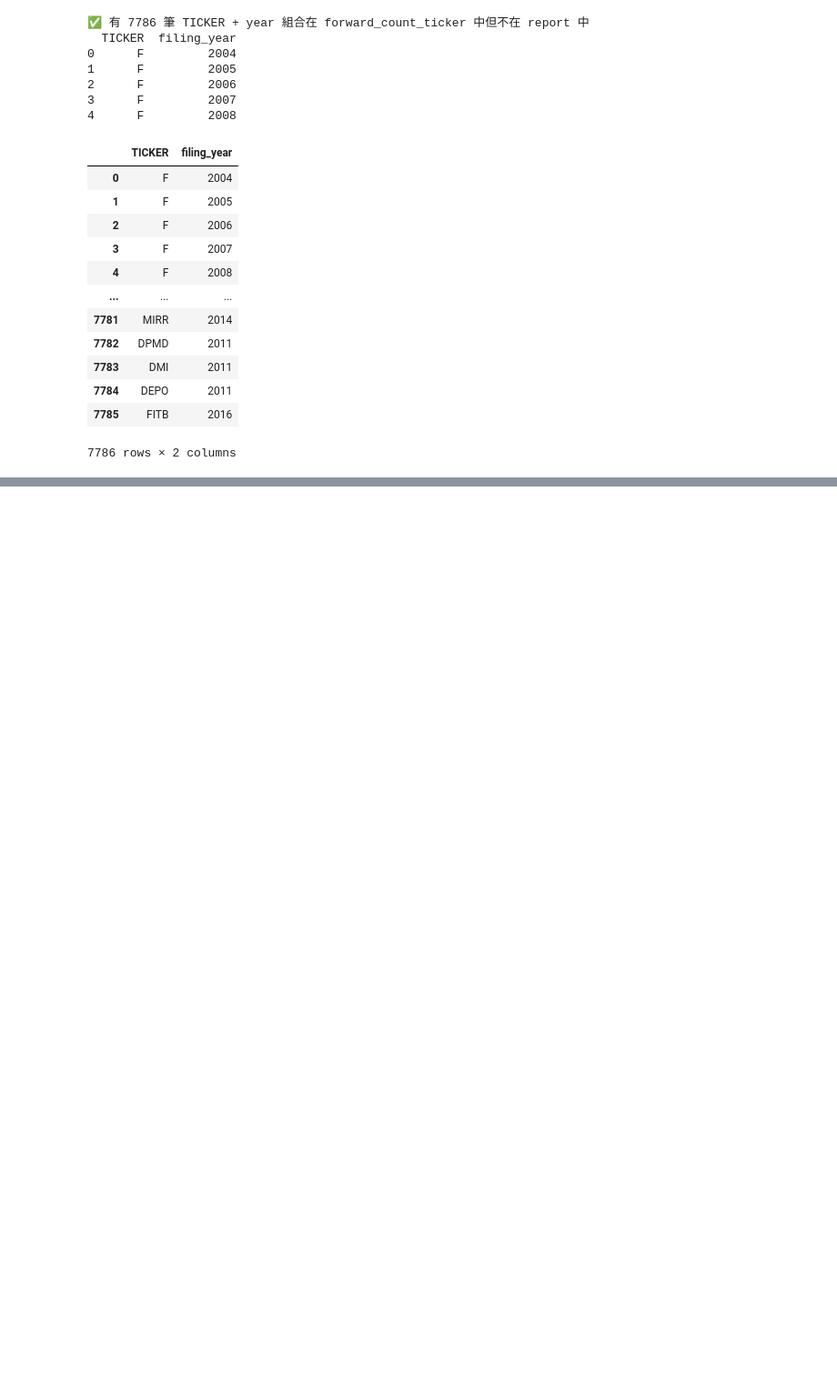
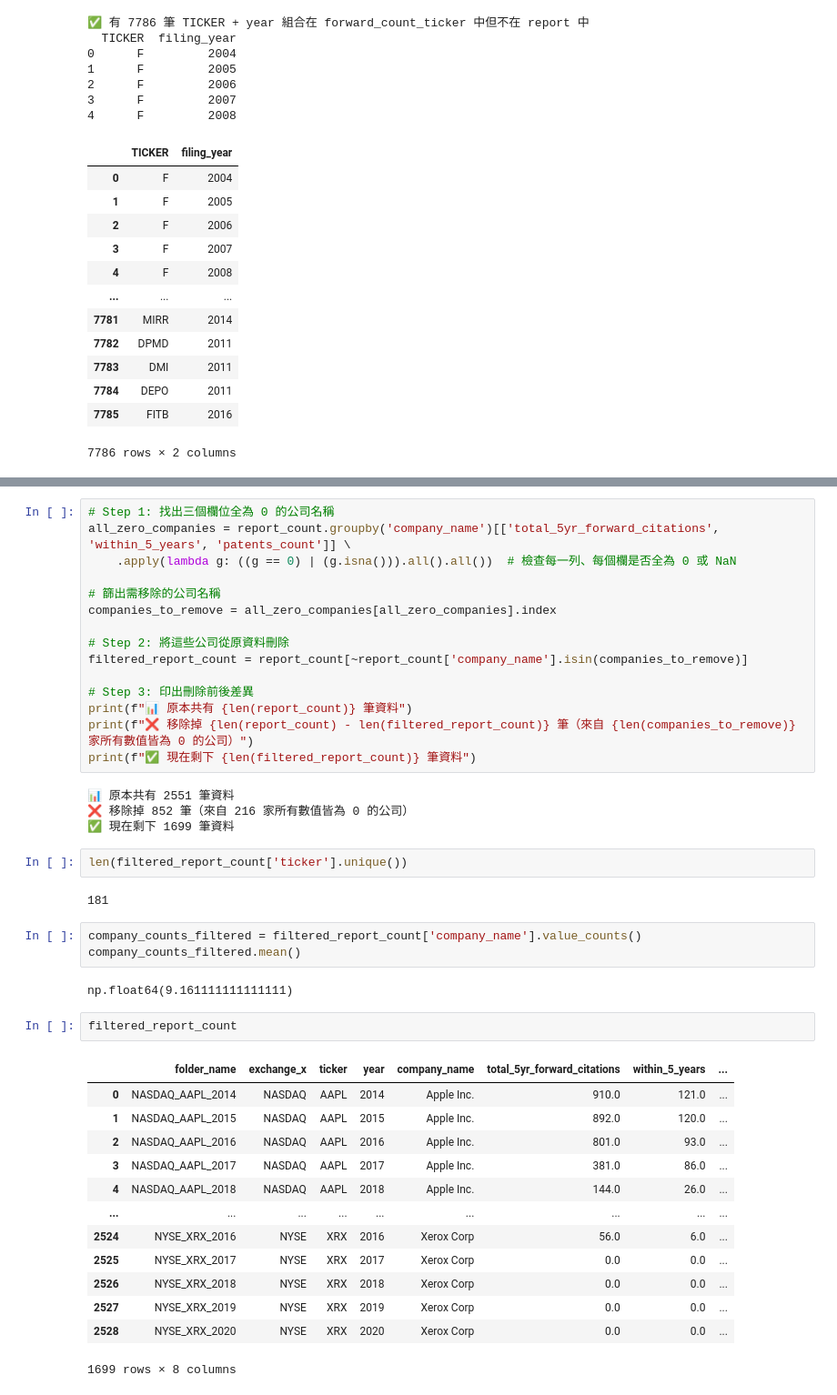
Before and after one commit to 10youting01/Green-innovation, a Jupyter notebook: prepossess_green_patent/merge_ticker_to_data.ipynb, the cells around one changed output, grey strips where cells are left out. Shown at 91% size. Saved outputs shown, nothing was run; the diff lists cells and outputs as text; blank space fills up the shorter version.

```diff
--- a/prepossess_green_patent/merge_ticker_to_data.ipynb
+++ b/prepossess_green_patent/merge_ticker_to_data.ipynb
@@ -500,0 +553,44 @@ print(missing_ticker_df.head())
+# %%
+# Step 1: 找出三個欄位全為 0 的公司名稱
+all_zero_companies = report_count.groupby('company_name')[['total_5yr_forward_citations', 'within_5_years', 'patents_count']] \
+    .apply(lambda g: ((g == 0) | (g.isna())).all().all())  # 檢查每一列、每個欄是否全為 0 或 NaN
+
+# 篩出需移除的公司名稱
+companies_to_remove = all_zero_companies[all_zero_companies].index
+
+# Step 2: 將這些公司從原資料刪除
+filtered_report_count = report_count[~report_count['company_name'].isin(companies_to_remove)]
+
+# Step 3: 印出刪除前後差異
+print(f"📊 原本共有 {len(report_count)} 筆資料")
+print(f"❌ 移除掉 {len(report_count) - len(filtered_report_count)} 筆（來自 {len(companies_to_remove)} 家所有數值皆為 0 的公司）")
+print(f"✅ 現在剩下 {len(filtered_report_count)} 筆資料")
+# %% [output]
+📊 原本共有 2551 筆資料
+❌ 移除掉 852 筆（來自 216 家所有數值皆為 0 的公司）
+✅ 現在剩下 1699 筆資料
+# %%
+len(filtered_report_count['ticker'].unique())
+# %% [output]
+181
+# %%
+company_counts_filtered = filtered_report_count['company_name'].value_counts()
+company_counts_filtered.mean()
+# %% [output]
+np.float64(9.161111111111111)
+# %%
+filtered_report_count
+# %% [output]
+|  | folder_name | exchange_x | ticker | year | company_name | total_5yr_forward_citations | within_5_years | ... |
+| 0 | NASDAQ_AAPL_2014 | NASDAQ | AAPL | 2014 | Apple Inc. | 910.0 | 121.0 | ... |
+| 1 | NASDAQ_AAPL_2015 | NASDAQ | AAPL | 2015 | Apple Inc. | 892.0 | 120.0 | ... |
+| 2 | NASDAQ_AAPL_2016 | NASDAQ | AAPL | 2016 | Apple Inc. | 801.0 | 93.0 | ... |
+| 3 | NASDAQ_AAPL_2017 | NASDAQ | AAPL | 2017 | Apple Inc. | 381.0 | 86.0 | ... |
+| 4 | NASDAQ_AAPL_2018 | NASDAQ | AAPL | 2018 | Apple Inc. | 144.0 | 26.0 | ... |
+| ... | ... | ... | ... | ... | ... | ... | ... | ... |
+| 2524 | NYSE_XRX_2016 | NYSE | XRX | 2016 | Xerox Corp | 56.0 | 6.0 | ... |
+| 2525 | NYSE_XRX_2017 | NYSE | XRX | 2017 | Xerox Corp | 0.0 | 0.0 | ... |
+| 2526 | NYSE_XRX_2018 | NYSE | XRX | 2018 | Xerox Corp | 0.0 | 0.0 | ... |
+| 2527 | NYSE_XRX_2019 | NYSE | XRX | 2019 | Xerox Corp | 0.0 | 0.0 | ... |
+| 2528 | NYSE_XRX_2020 | NYSE | XRX | 2020 | Xerox Corp | 0.0 | 0.0 | ... |
+1699 rows × 8 columns
```
Also changed, not shown: parts of 13 cells of this notebook.
